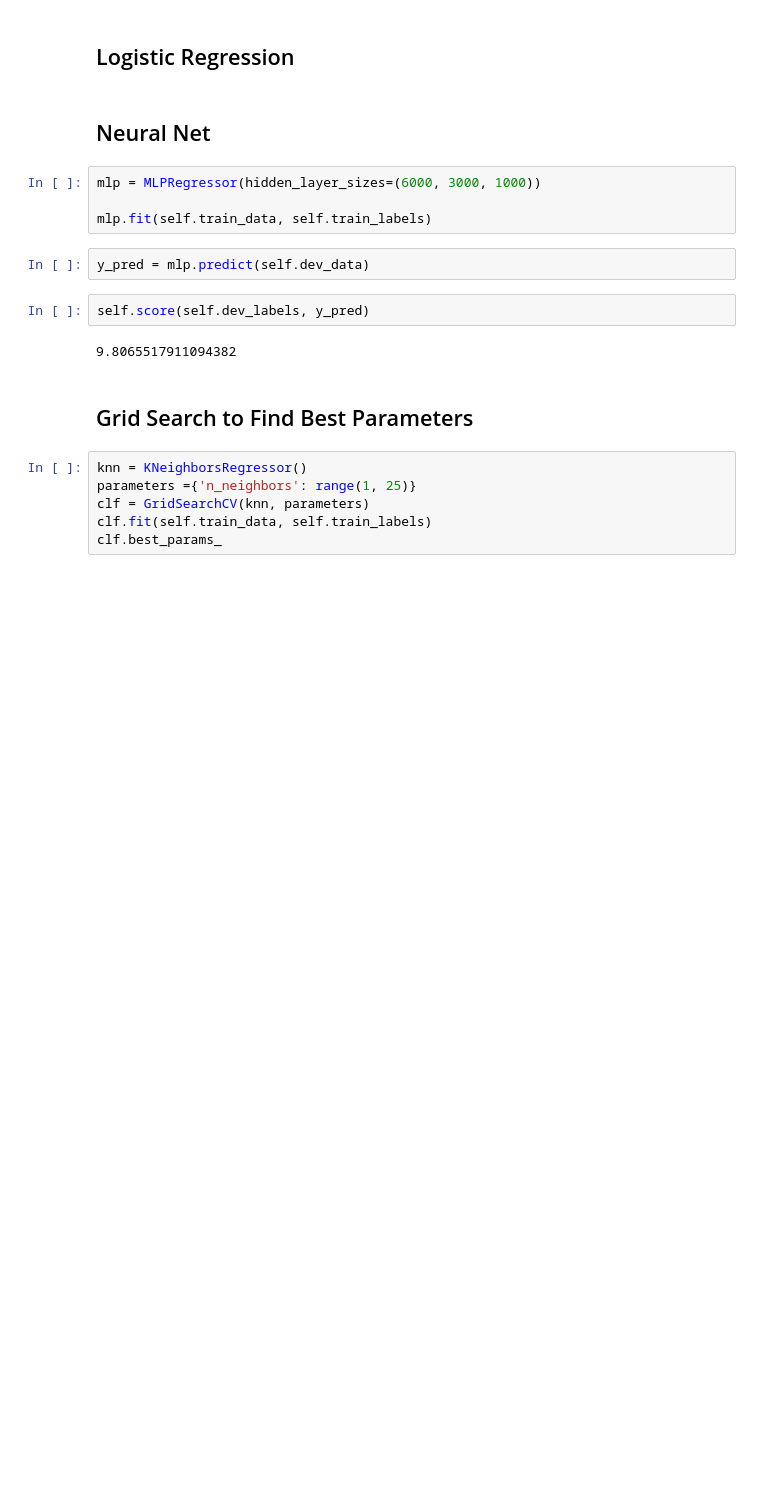
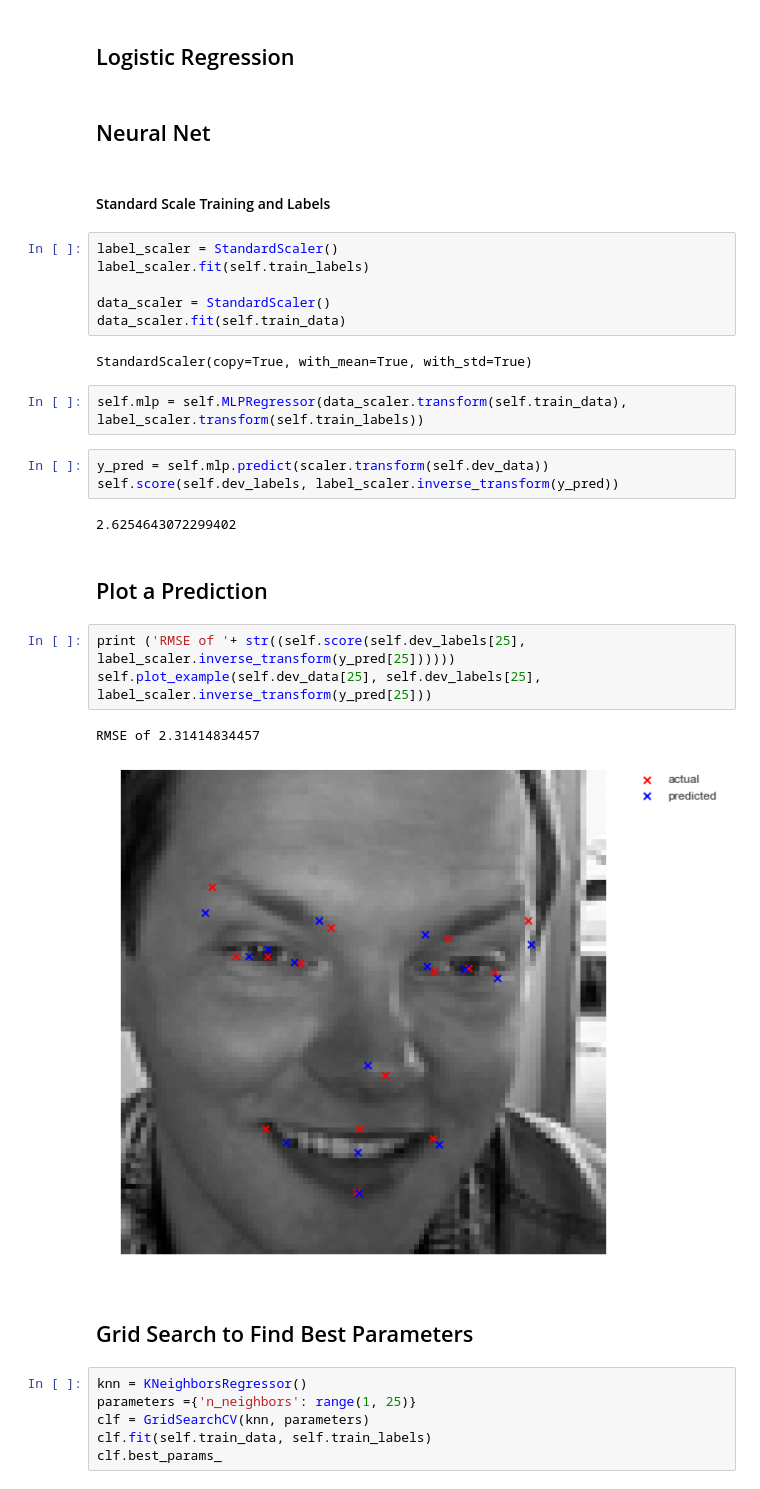
Before and after one commit to cgutwein/facial-keypoints-recognition, a Jupyter notebook: final_object.ipynb, the cells around one changed output. Drawn from its saved outputs; the diff is of its cells as text; blank space fills up the shorter version.

```diff
--- a/final_object.ipynb
+++ b/final_object.ipynb
@@ -107,16 +150,31 @@ RMSE of 1.95508990743
 ## Logistic Regression
 # %% [markdown]
 ## Neural Net
-# %%
-mlp = MLPRegressor(hidden_layer_sizes=(6000, 3000, 1000))
-
-mlp.fit(self.train_data, self.train_labels)
+# %% [markdown]
+#### Standard Scale Training and Labels
+# %%
+label_scaler = StandardScaler()
+label_scaler.fit(self.train_labels)
+
+data_scaler = StandardScaler()
+data_scaler.fit(self.train_data)
+# %% [output]
+StandardScaler(copy=True, with_mean=True, with_std=True)
+# %%
+self.mlp = self.MLPRegressor(data_scaler.transform(self.train_data), label_scaler.transform(self.train_labels))
 # %%
-y_pred = mlp.predict(self.dev_data)
+y_pred = self.mlp.predict(scaler.transform(self.dev_data))
+self.score(self.dev_labels, label_scaler.inverse_transform(y_pred))
+# %% [output]
+2.6254643072299402
-# %%
-self.score(self.dev_labels, y_pred)
-# %% [output]
-9.8065517911094382
+# %% [markdown]
+## Plot a Prediction
+# %%
+print ('RMSE of '+ str((self.score(self.dev_labels[25], label_scaler.inverse_transform(y_pred[25])))))
+self.plot_example(self.dev_data[25], self.dev_labels[25], label_scaler.inverse_transform(y_pred[25]))
+# %% [output]
+RMSE of 2.31414834457
+[figure, added]
 # %% [markdown]
 ## Grid Search to Find Best Parameters
 # %%
```
Also changed, not shown: parts of 13 cells of this notebook.
